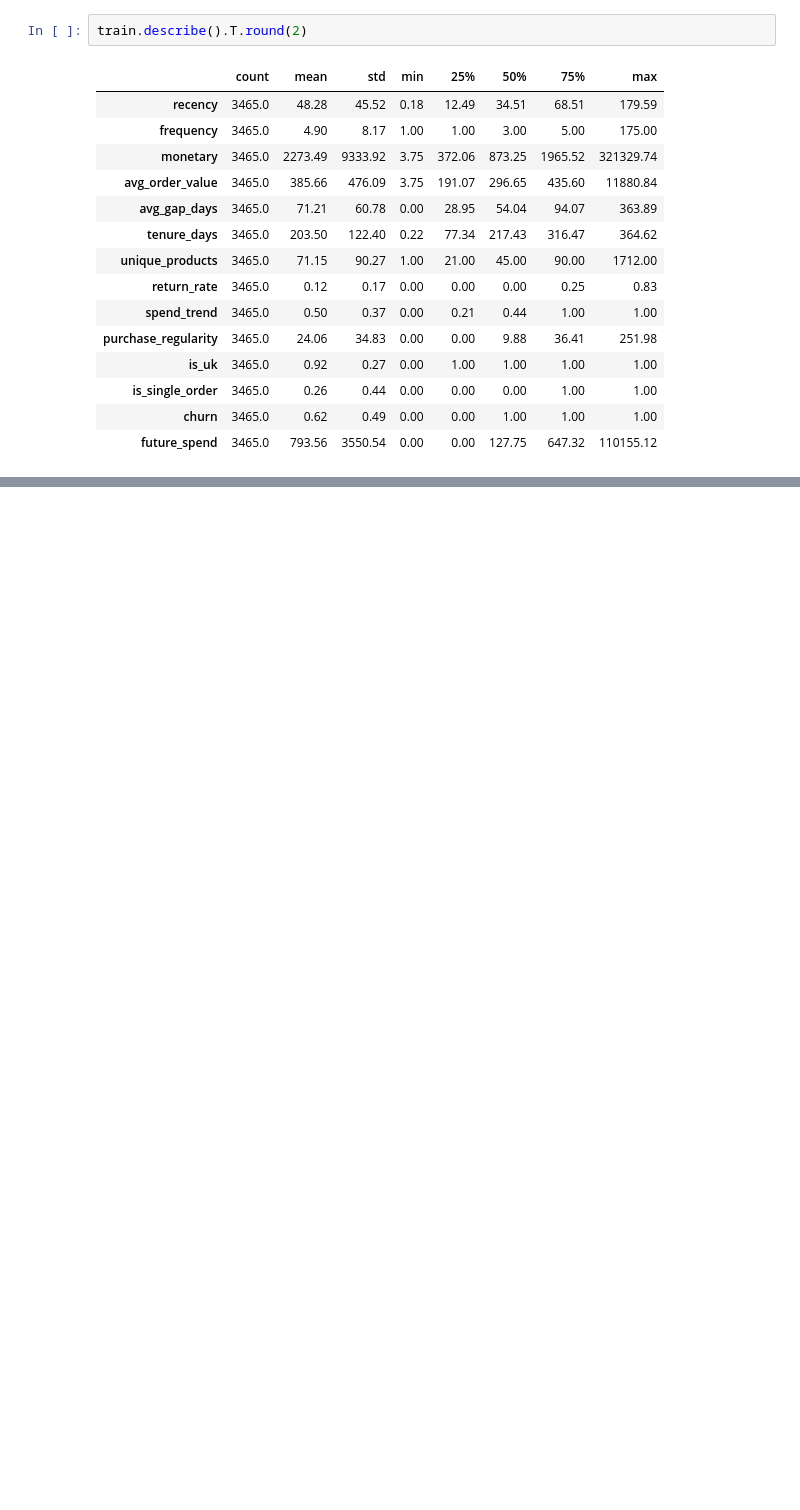
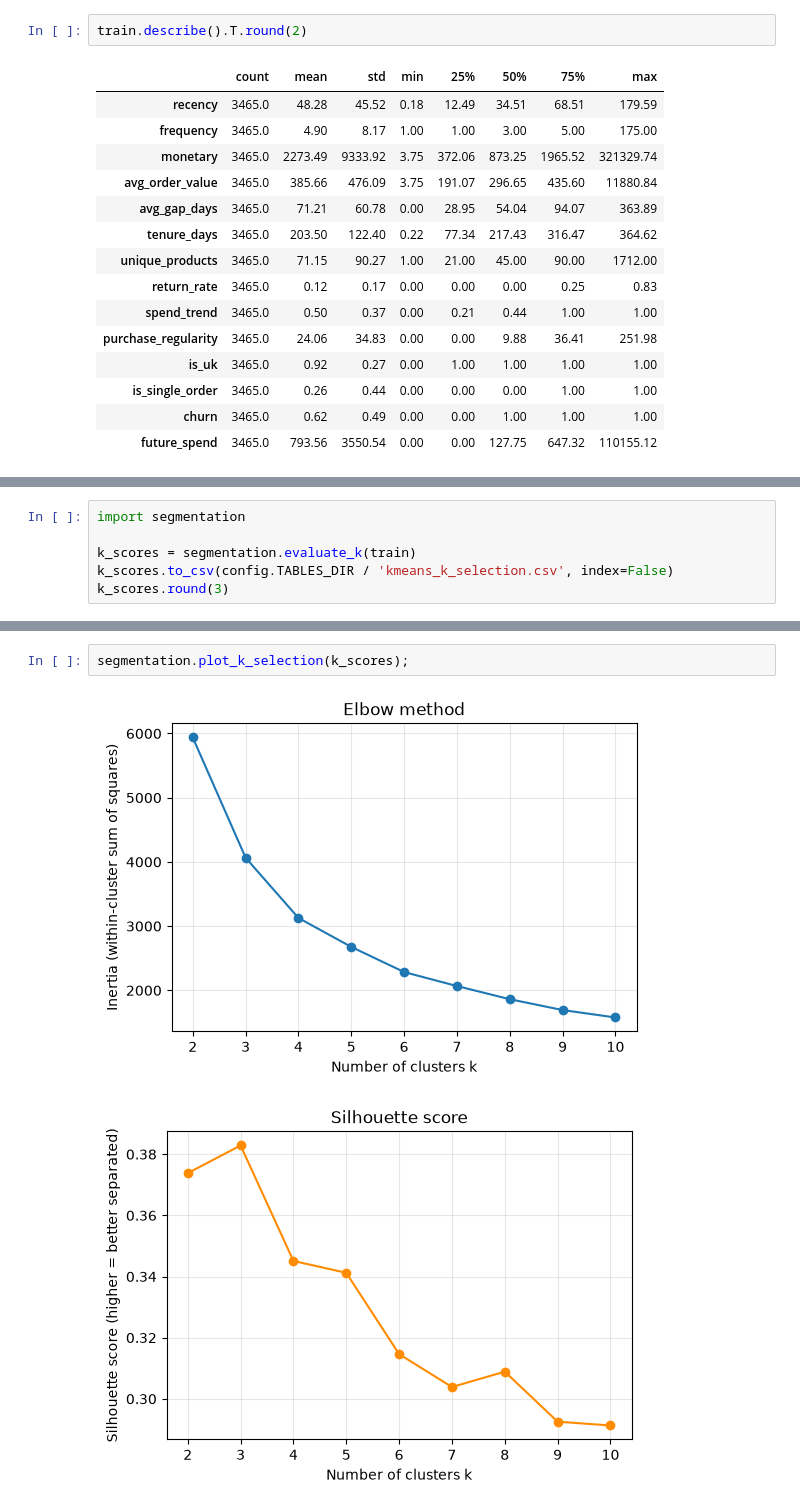
Before and after one commit to Muskan15-debug/ML-project, a Jupyter notebook: notebooks/02_features_and_segmentation.ipynb, the cells around one changed output, grey strips where cells are left out. Drawn from its saved outputs; the diff is of its cells as text; blank space fills up the shorter version.

Commit message:
Phase 3:customer segmentation

```diff
--- a/notebooks/02_features_and_segmentation.ipynb
+++ b/notebooks/02_features_and_segmentation.ipynb
@@ -85,0 +89,6 @@ train.describe().T.round(2)
+# %%
+import segmentation
+
+k_scores = segmentation.evaluate_k(train)
+k_scores.to_csv(config.TABLES_DIR / 'kmeans_k_selection.csv', index=False)
+k_scores.round(3)
@@ -85,0 +106,5 @@ train.describe().T.round(2)
+# %%
+segmentation.plot_k_selection(k_scores);
+# %% [output]
+[figure, added]
+[figure, added]
```
Also changed, not shown: parts of 13 cells of this notebook, 9 other files.
